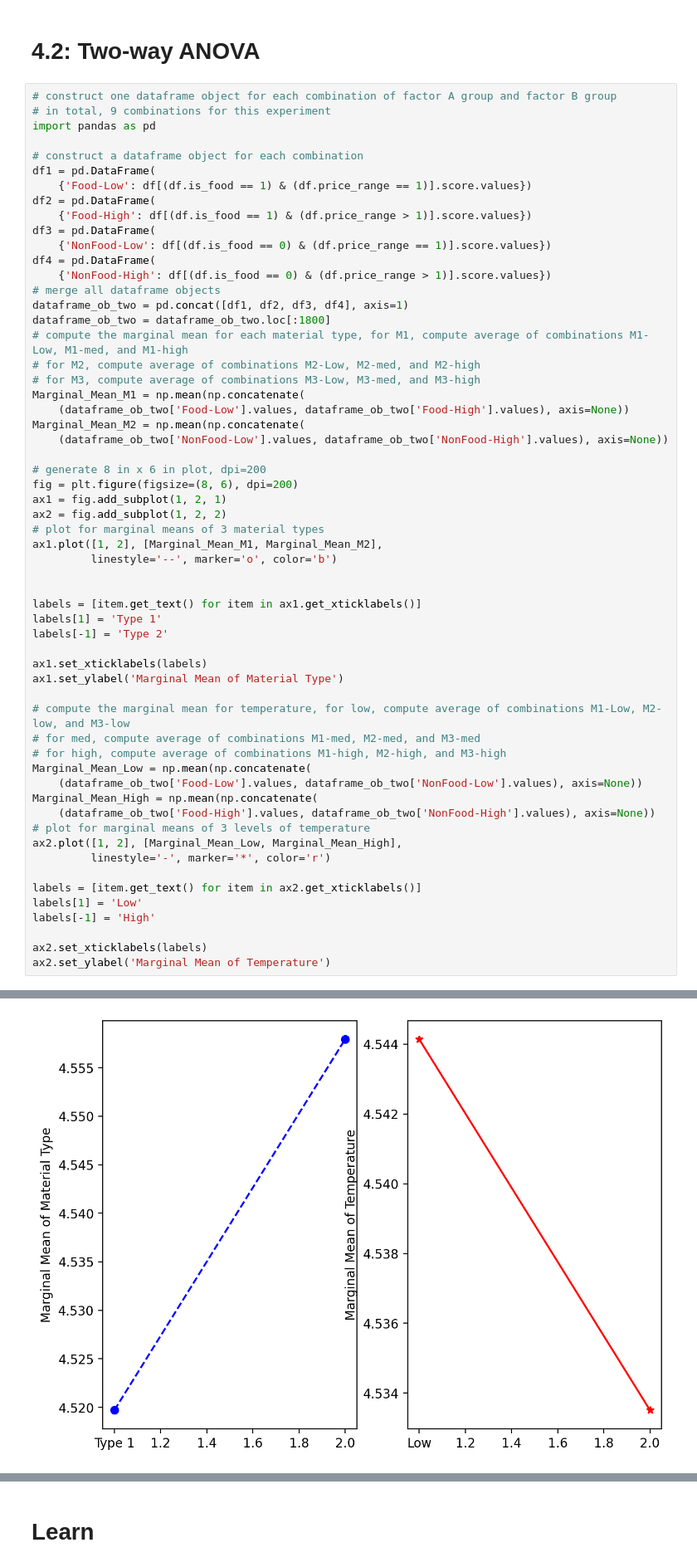
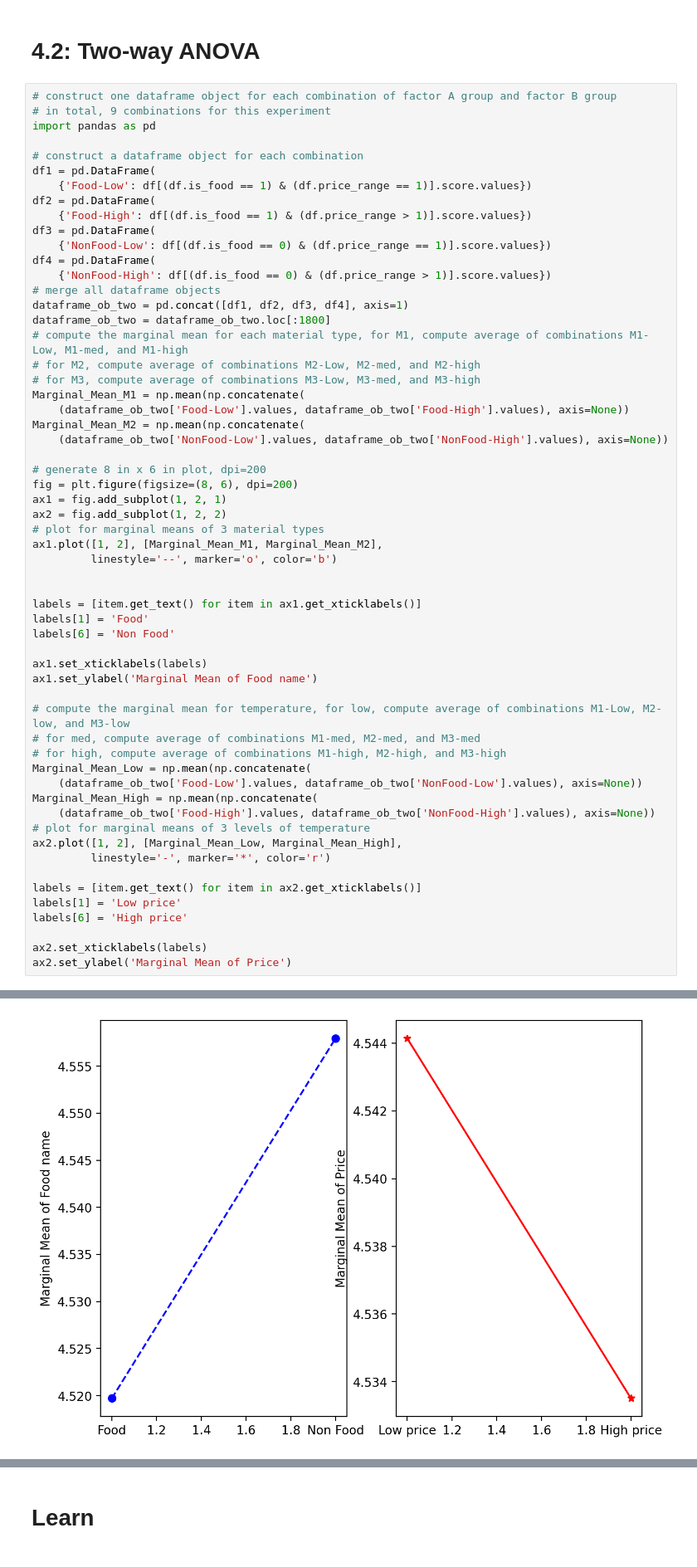
Before and after one commit to ZJHRyan/pp-workshop-try, a Jupyter notebook: useful.ipynb, the cells around one changed output, grey strips where cells are left out. Shown at 83% size. Saved outputs shown, nothing was run; the diff lists cells and outputs as text.

```diff
--- a/useful.ipynb
+++ b/useful.ipynb
@@ -387,11 +582,11 @@ ax1.plot([1, 2], [Marginal_Mean_M1, Marginal_Mean_M2],
 
 
 labels = [item.get_text() for item in ax1.get_xticklabels()]
-labels[1] = 'Type 1'
-labels[-1] = 'Type 2'
+labels[1] = 'Food'
+labels[6] = 'Non Food'
 
 ax1.set_xticklabels(labels)
-ax1.set_ylabel('Marginal Mean of Material Type')
+ax1.set_ylabel('Marginal Mean of Food name')
 
 # compute the marginal mean for temperature, for low, compute average of combinations M1-Low, M2-low, and M3-low
 # for med, compute average of combinations M1-med, M2-med, and M3-med
@@ -405,9 +600,9 @@ ax2.plot([1, 2], [Marginal_Mean_Low, Marginal_Mean_High],
          linestyle='-', marker='*', color='r')
 
 labels = [item.get_text() for item in ax2.get_xticklabels()]
-labels[1] = 'Low'
-labels[-1] = 'High'
+labels[1] = 'Low price'
+labels[6] = 'High price'
 
 ax2.set_xticklabels(labels)
-ax2.set_ylabel('Marginal Mean of Temperature')
+ax2.set_ylabel('Marginal Mean of Price')
 # %% [output]
@@ -415,4 +610,4 @@ Text(0, 0.5, 'Marginal Mean of Temperature')
-[figure, old version]
+[figure, new version]
 # %%
 #Compute degrees of freedom for SSA, SSB, SSAB and SSE
 r=2
```
Also changed, not shown: parts of 23 cells of this notebook.
